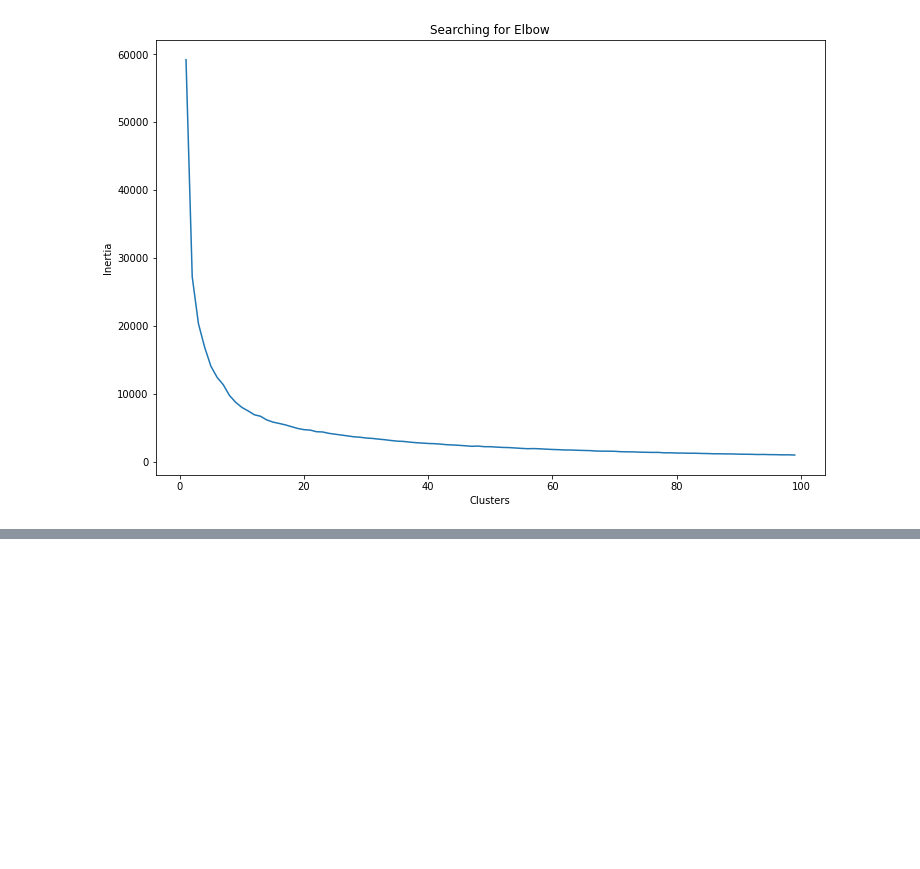
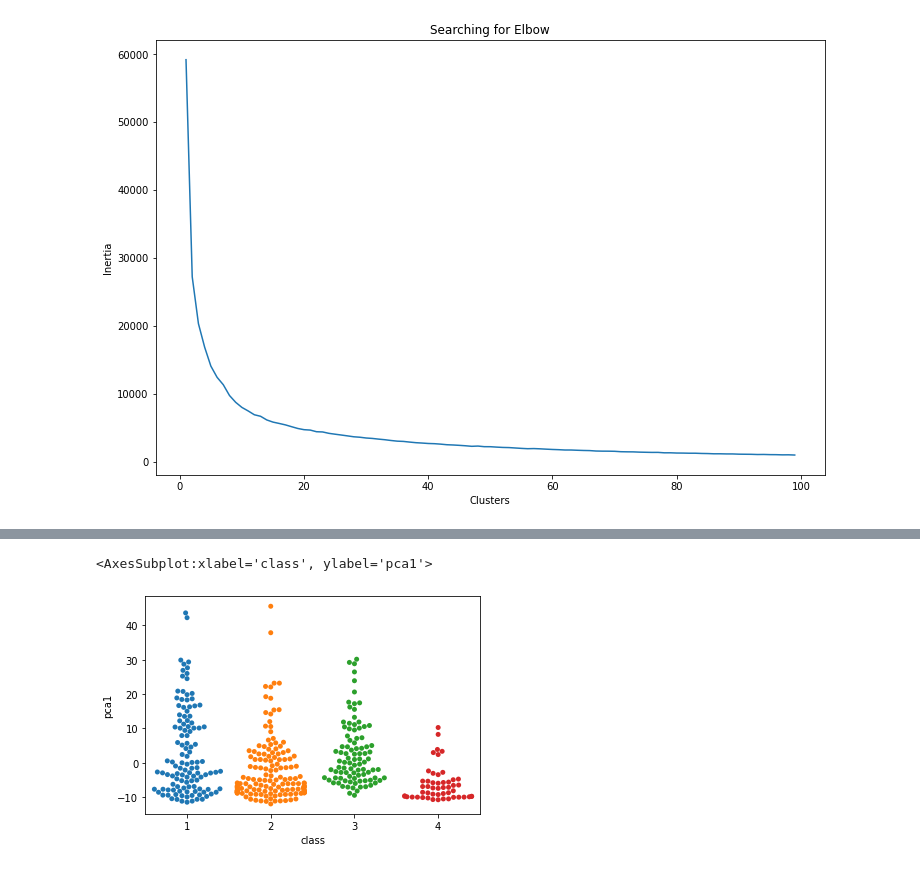
Before and after one commit to roxyconstantine-dev/Proyecto-Final-de-An-lisis-Datos, a Jupyter notebook: Borrador_Proyecto.ipynb, the cells around one changed output, grey strips where cells are left out. Cells and saved outputs as stored; diff of their text form; code cells hidden in the pictures; blank space fills up the shorter version.

```diff
--- a/Borrador_Proyecto.ipynb
+++ b/Borrador_Proyecto.ipynb
@@ -319,0 +320,5 @@ plt.show()
+# %%
+sns.swarmplot(data=pca_db, x="class", y="pca1")
+# %% [output]
+<AxesSubplot:xlabel='class', ylabel='pca1'>
+[figure, added]
```
Also changed, not shown: parts of 3 cells of this notebook.
